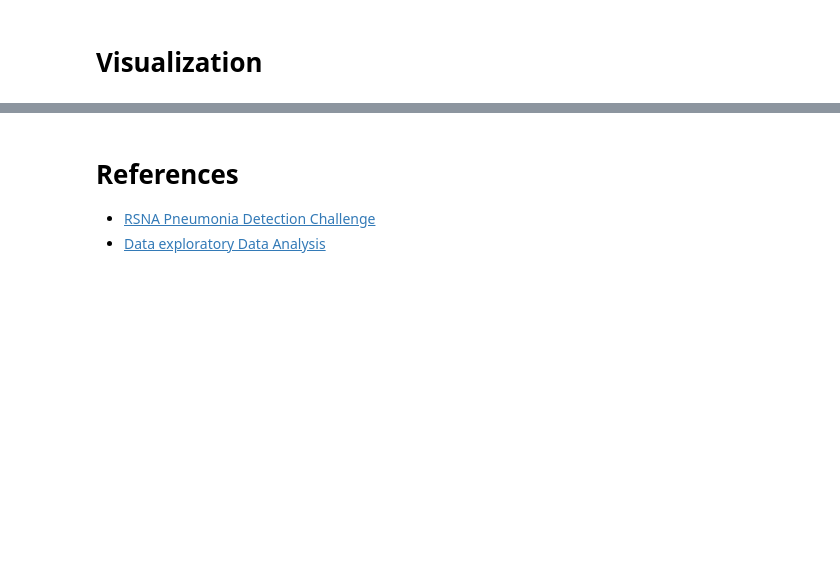
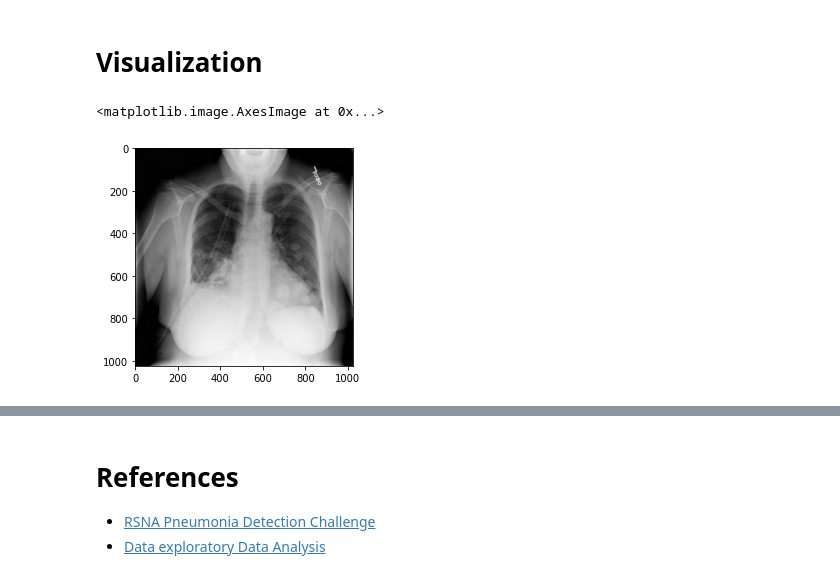
Before and after one commit to omarsayed7/RSNA-Pneumonia-Detection, a Jupyter notebook: RSNA_Pneumonia_Detection.ipynb, the cells around one changed output, grey strips where cells are left out. Saved outputs shown, nothing was run; the diff lists cells and outputs as text; code cells hidden in the pictures; blank space fills up the shorter version.

Commit message:
finish visualization section

```diff
--- a/RSNA_Pneumonia_Detection.ipynb
+++ b/RSNA_Pneumonia_Detection.ipynb
@@ -177,3 +186,8 @@ uint8
 (1024, 1024)
 # %% [markdown]
 # Visualization
+# %%
+pylab.imshow(im, cmap=pylab.cm.gist_gray)
+# %% [output]
+<matplotlib.image.AxesImage at 0x...>
+[figure, added]
```
Also changed, not shown: parts of 7 cells of this notebook.
